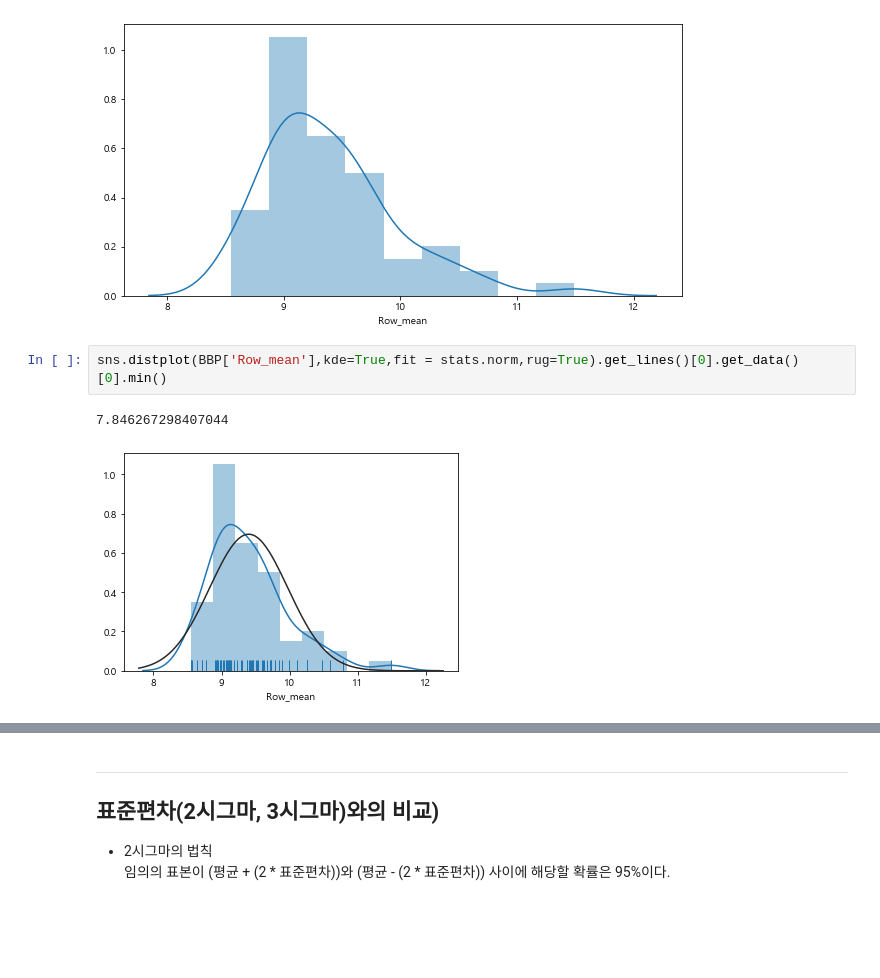
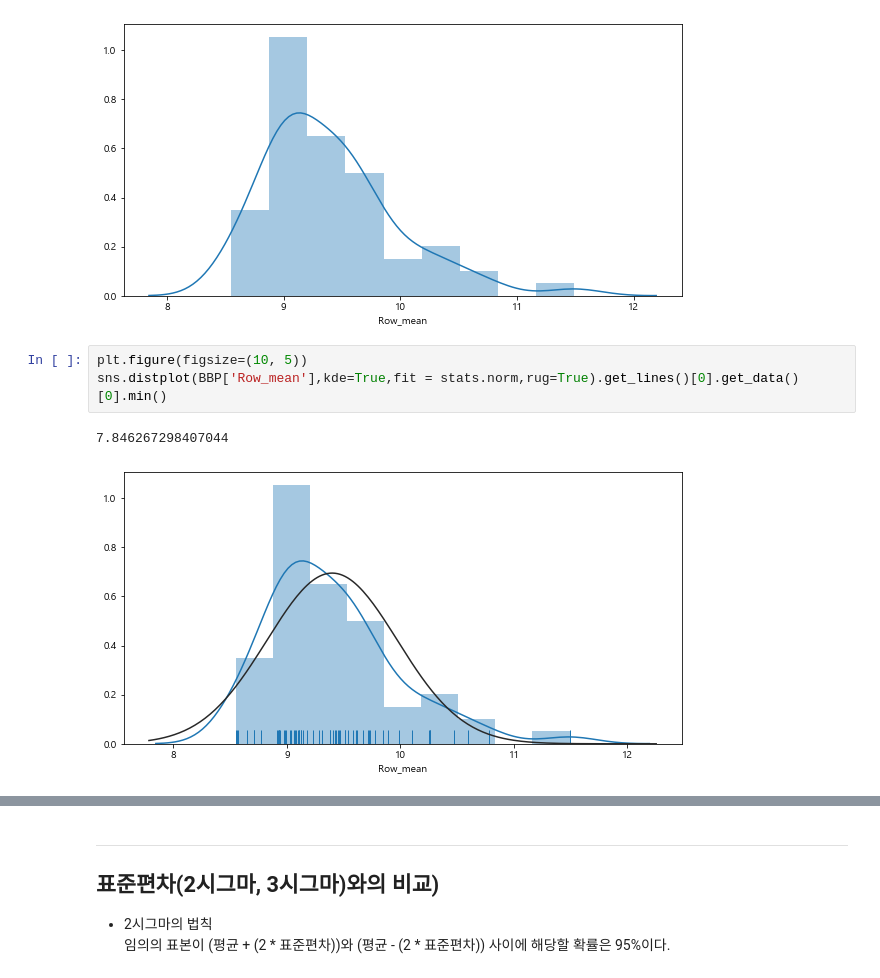
Before and after one commit to kdy7710/Bigdata_Team_Project, a Jupyter notebook: 뷰티인플루언서 영향력 유튜브/Beauty_Analytics.ipynb, the cells around one changed output, grey strips where cells are left out. Cells and saved outputs as stored; diff of their text form; blank space fills up the shorter version.

```diff
--- a/뷰티인플루언서 영향력 유튜브/Beauty_Analytics.ipynb
+++ b/뷰티인플루언서 영향력 유튜브/Beauty_Analytics.ipynb
@@ -542,9 +550,10 @@ sns.distplot(BBP['Row_mean'],kde=True)
 <matplotlib.axes._subplots.AxesSubplot at 0x...>
 [figure]
 # %%
+plt.figure(figsize=(10, 5))
 sns.distplot(BBP['Row_mean'],kde=True,fit = stats.norm,rug=True).get_lines()[0].get_data()[0].min()
 # %% [output]
 7.846267298407044
-[figure, old version]
+[figure, new version]
 # %%
 KDE_NORM_LOC_PPL(BBP['Row_mean'],79,124)
```
Also changed, not shown: parts of 38 cells of this notebook, 1 other file.
